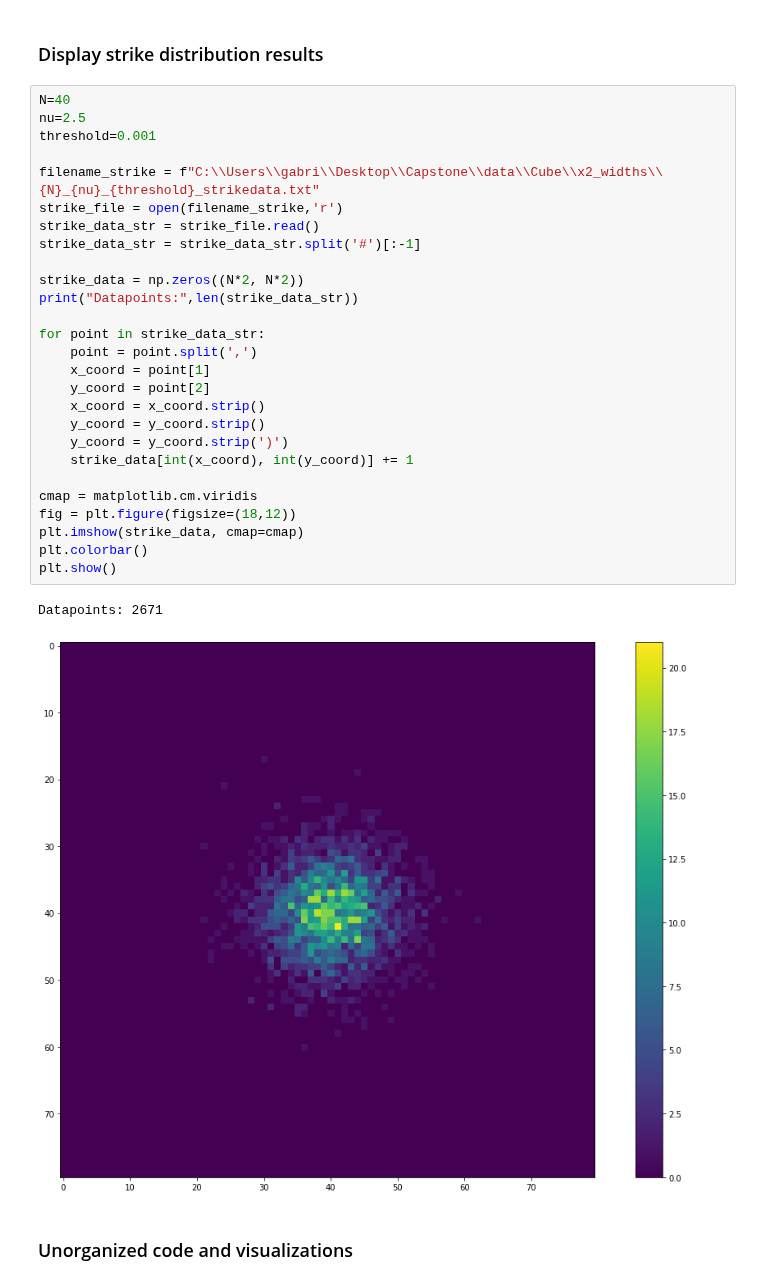
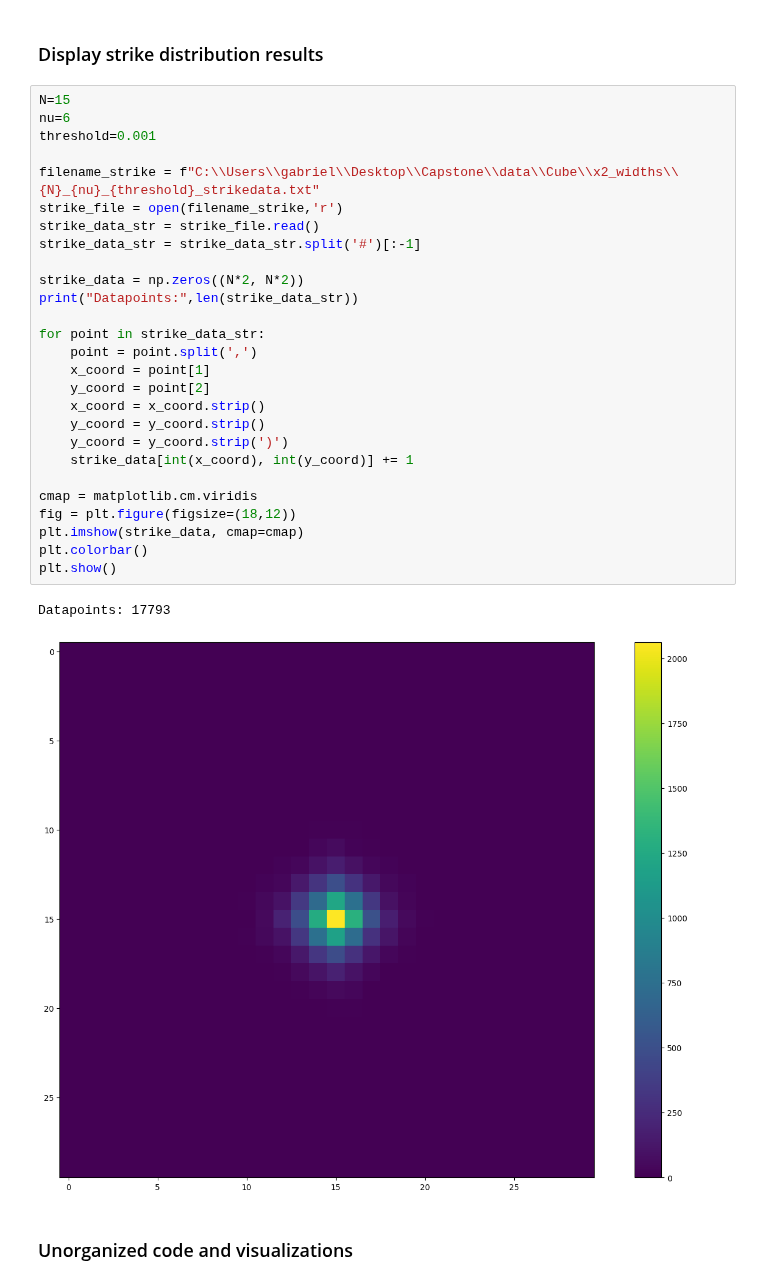
Before and after one commit to g-nilsson/spatial_discretizations_impact_on_simulations, a Jupyter notebook: DBM_cube.ipynb, the cells around one changed output. Saved outputs shown, nothing was run; the diff lists cells and outputs as text.

```diff
--- a/DBM_cube.ipynb
+++ b/DBM_cube.ipynb
@@ -256,35 +270,35 @@ strike_file.close()
 # %% [markdown]
 ### Display strike distribution results
 # %%
-N=40
-nu=2.5
+N=15
+nu=6
 threshold=0.001
 
-filename_strike = f"C:\\Users\\gabri\\Desktop\\Capstone\\data\\Cube\\x2_widths\\{N}_{nu}_{threshold}_strikedata.txt"
+filename_strike = f"C:\\Users\\gabriel\\Desktop\\Capstone\\data\\Cube\\x2_widths\\{N}_{nu}_{threshold}_strikedata.txt"
 strike_file = open(filename_strike,'r')
 strike_data_str = strike_file.read()
 strike_data_str = strike_data_str.split('#')[:-1]
 
 strike_data = np.zeros((N*2, N*2))
 print("Datapoints:",len(strike_data_str))
 
 for point in strike_data_str:
     point = point.split(',')
     x_coord = point[1]
     y_coord = point[2]
     x_coord = x_coord.strip()
     y_coord = y_coord.strip()
     y_coord = y_coord.strip(')')
     strike_data[int(x_coord), int(y_coord)] += 1
 
 cmap = matplotlib.cm.viridis
 fig = plt.figure(figsize=(18,12))
 plt.imshow(strike_data, cmap=cmap)
 plt.colorbar()
 plt.show()
 # %% [output]
-Datapoints: 2671
+Datapoints: 17793
-[figure, old version]
+[figure, new version]
 # %% [markdown]
 ### Unorganized code and visualizations
 # %%
```
Also changed, not shown: parts of 1 cell of this notebook, 3 other files.
